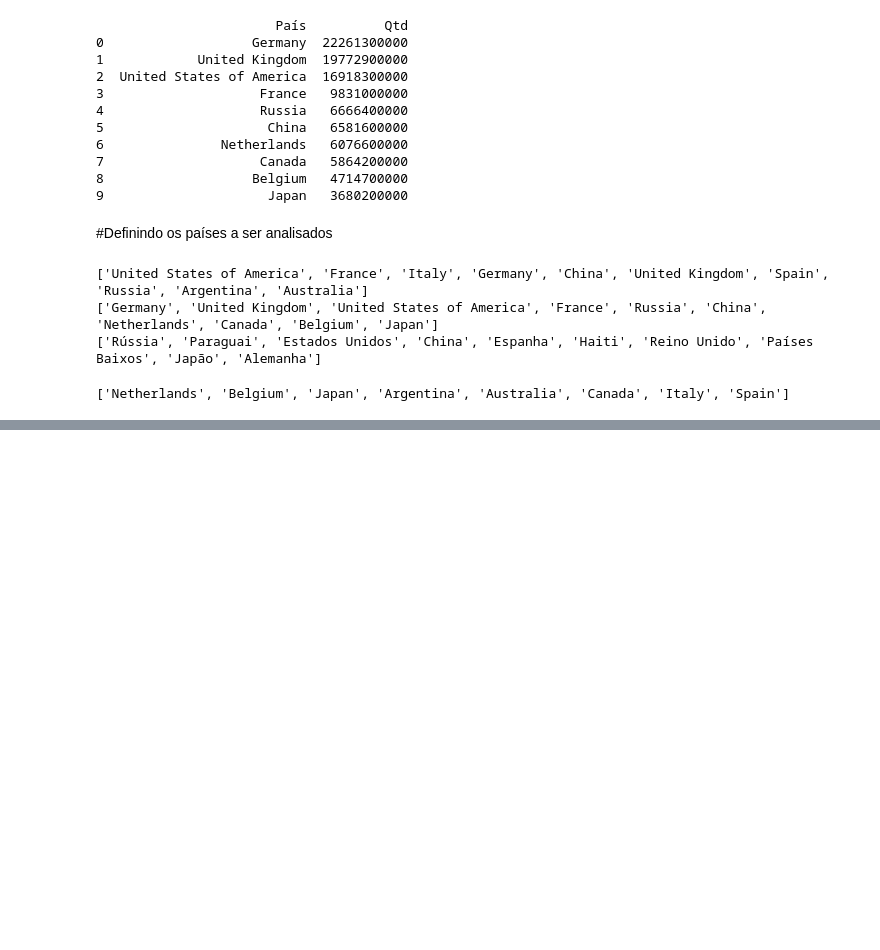
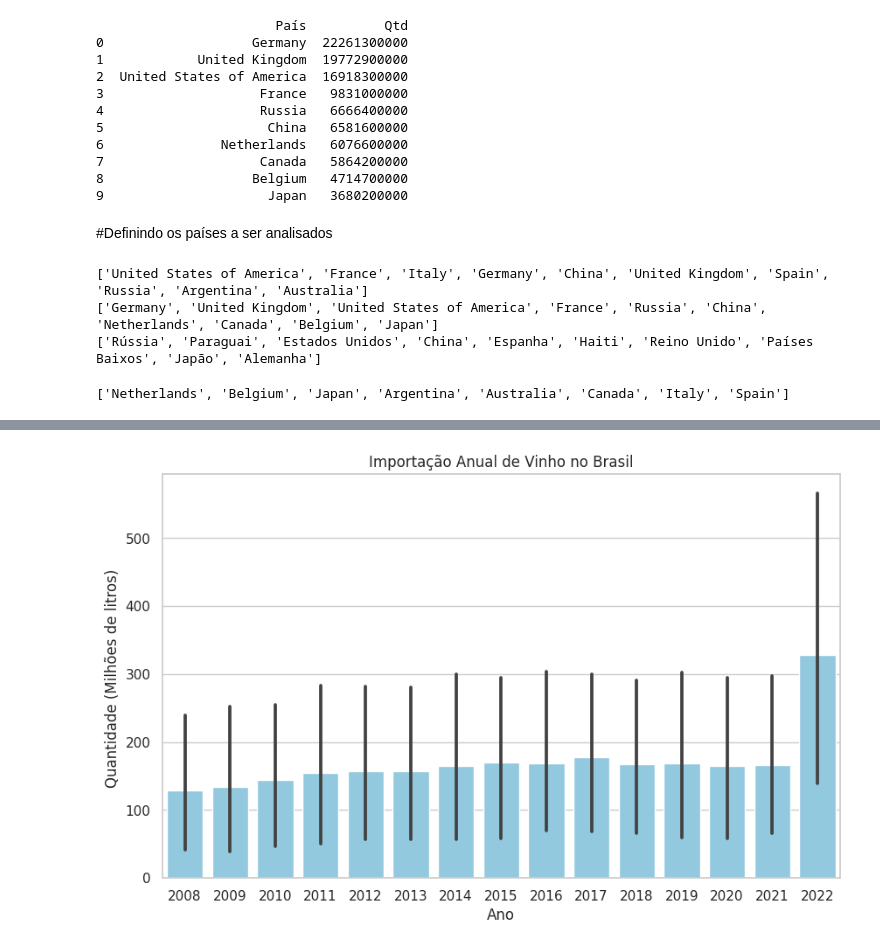
Before and after one commit to VivianeCorreia/Tech-Challenge, a Jupyter notebook: 2_challenge.ipynb, the cells around one changed output, grey strips where cells are left out. Saved outputs shown, nothing was run; the diff lists cells and outputs as text; code cells hidden in the pictures; blank space fills up the shorter version.

```diff
--- a/2_challenge.ipynb
+++ b/2_challenge.ipynb
@@ -1025,0 +1070,7 @@ plt.show()
+# %%
+exp_imp = exportacao.merge(imports_df, left_on= ["País", "Ano"],right_on=["País", "Ano"])
+exp_imp =exp_imp.set_index("País")
+exp_imp.rename(columns={'Qtd_y': 'Qtd_imp'}, inplace=True)
+exp_imp.rename(columns={'Qtd_x': 'Qtd_exp'}, inplace=True)
+exp_imp = exp_imp.drop(columns=['Valor','Continente', 'Variável','Unidade','Quantidade'], axis=0)
+exp_imp.head()
@@ -1025,0 +1125,36 @@ plt.show()
+# %%
+
+# Configure o estilo do Seaborn
+sns.set(style="whitegrid")
+
+# Crie um gráfico de linha
+plt.figure(figsize=(10, 6))
+sns.barplot(data=exp_imp, x='Ano', y='Qtd_imp', color='skyblue')
+
+#max_value = exp_imp['Qtd_imp'].max()
+
+# Defina o limite mínimo como zero e adicione um espaço acima
+#plt.ylim(0, max_value + 1000_000_0)  # Ajuste o valor 10000 conforme necessário
+
+# Formate o eixo y para exibir números em milhões
+def millions(x, pos):
+    return '{:.0f}'.format(x / 1000_000)
+
+formatter = FuncFormatter(millions)
+plt.gca().yaxis.set_major_formatter(formatter)
+
+# Adicione rótulos com os valores de cada ponto sem o "M"
+for i in range(len(exp_imp)):
+    plt.annotate(f'{exp_imp["Qtd_imp"].iloc[i] / 1000000:.0f}',
+                 (exp_imp["Ano"].iloc[i], exp_imp["Qtd_imp"].iloc[i]),
+                 textcoords="offset points", xytext=(0,10), ha='center')
+
+# Configurações do gráfico
+plt.title('Importação Anual de Vinho no Brasil')
+plt.xlabel('Ano')
+plt.ylabel('Quantidade (Milhões de litros) ')
+
+# Exibe o gráfico de linha
+plt.show()
+# %% [output]
+[figure, added]
```
Also changed, not shown: parts of 12 cells of this notebook.
